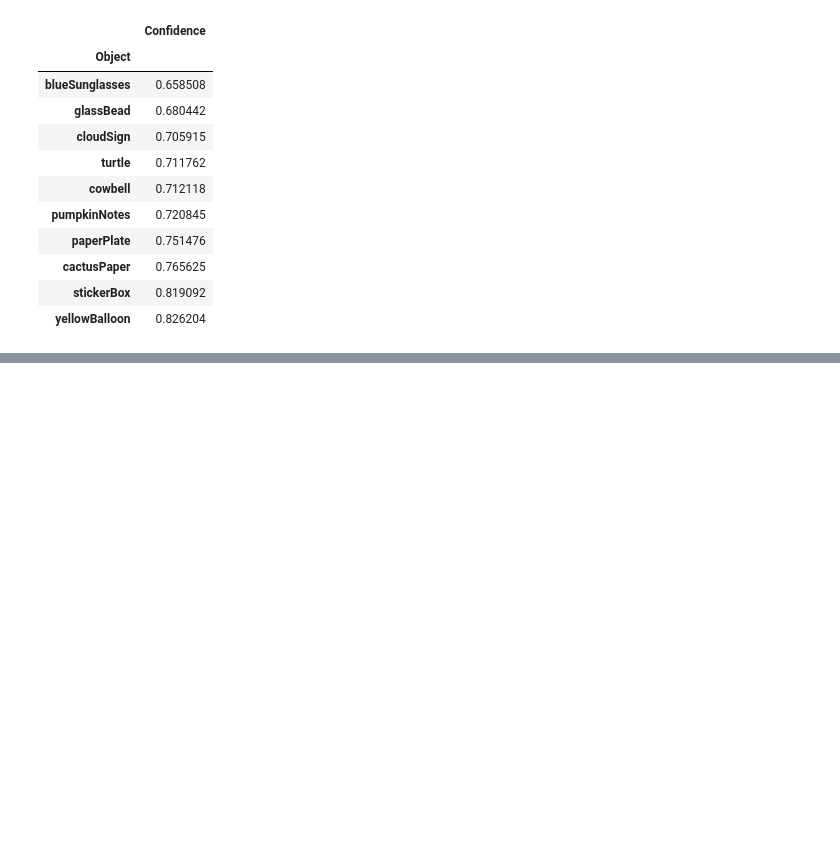
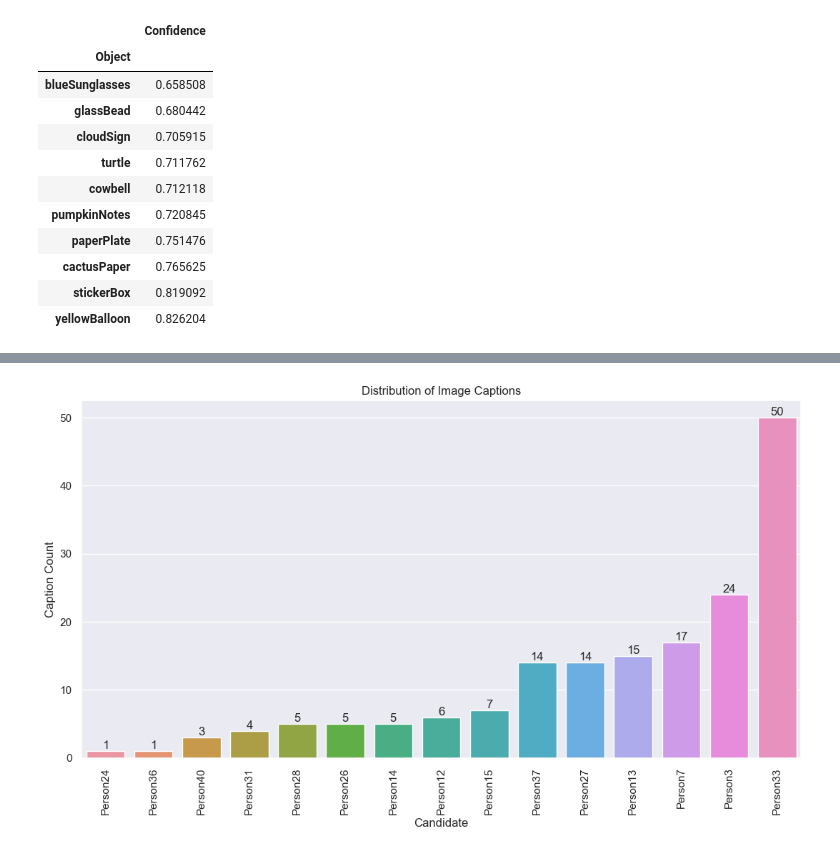
Before and after one commit to reformedgamer/composite_image_object_recognition, a Jupyter notebook: main.ipynb, the cells around one changed output, grey strips where cells are left out. Drawn from its saved outputs; the diff is of its cells as text; code cells hidden in the pictures; blank space fills up the shorter version.

```diff
--- a/main.ipynb
+++ b/main.ipynb
@@ -259,0 +326,11 @@ sorted_confs_df.tail(10)
+# %%
+sns.set(rc={"figure.figsize":(13, 6.5)})
+captionseries = pd.Series(captiondistribution).sort_values()
+ax1 = sns.barplot(x=captionseries[captionseries != 0].index, y=captionseries[captionseries != 0])
+ax1.set(xlabel="Candidate", ylabel="Caption Count", title="Distribution of Image Captions")
+ax1.tick_params(axis='x', rotation=90)
+for i in ax1.containers:
+    ax1.bar_label(i,)
+plt.show()
+# %% [output]
+[figure, added]
```
Also changed, not shown: parts of 16 cells of this notebook.
